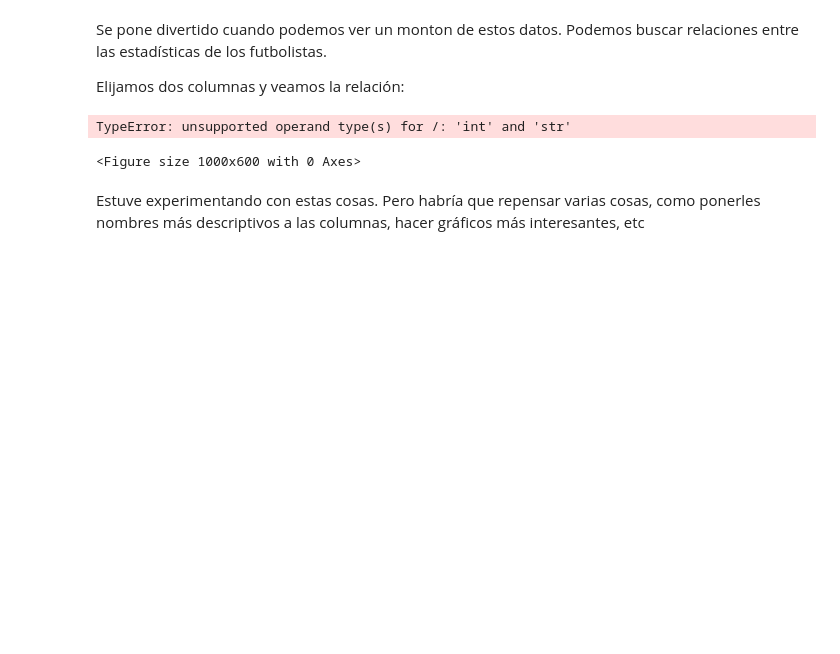
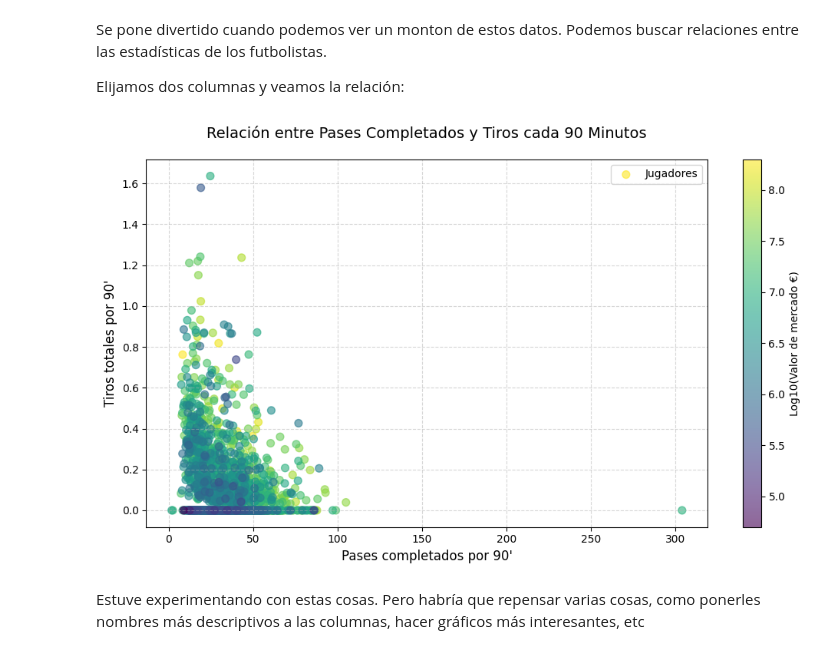
Before and after one commit to faustomartinez/taller-futbol-analytics, a Jupyter notebook: taller.ipynb, the cells around one changed output. Drawn from its saved outputs; the diff is of its cells as text; code cells hidden in the pictures; blank space fills up the shorter version.

Commit message:
Agrego columnas y gráficos. Faltan modelos de predicción, y hacer el proceso de mostrar gráficos más interactivo. También necesito ideas nuevas así que cualquier idea es bienvenida

```diff
--- a/taller.ipynb
+++ b/taller.ipynb
@@ -63,39 +63,40 @@ Elijamos dos columnas y veamos la relación:
 primera_columna = 'PasesCompletados' # Pases completados cada 90 minutos
 segunda_columna = 'Goles' # Tiros totales cada 90 minutos
 # %%
+df_grafico = df[df["Minutos"] > 90] # Para el gráfico nos quedamos con los futbolistas que hayan jugado al menos 90 minutos
+
 # Configuración de estilo
 plt.figure(figsize=(10, 6))  # Tamaño del gráfico
 
 # Normalizar las métricas por 90 minutos
-pases_90 = 90 * df[primera_columna] / df['Minutos'] # Cuantos pases hizo cada 90 minutos
-tiros_90 = 90 * df[segunda_columna] / df['Minutos'] # Cuantos tiros al arco hizo cada 90 minutos
+pases_90 = 90 * df_grafico[primera_columna] / df_grafico['Minutos'] # Cuantos pases hizo cada 90 minutos
+tiros_90 = 90 * df_grafico[segunda_columna] / df_grafico['Minutos'] # Cuantos tiros al arco hizo cada 90 minutos
 
 plt.scatter(
     x=pases_90,
     y=tiros_90,
-    c=np.log10(df['ValorMercado']),  # Escala logarítmica base 10
+    c=np.log10(df_grafico['ValorMercado']),  # Escala logarítmica base 10
     cmap='viridis',
     alpha=0.6,
     s=50
 )
 cbar = plt.colorbar()
 cbar.set_label('Log10(Valor de mercado €)', fontsize=10)
 
 # Títulos y etiquetas
 plt.title('Relación entre Pases Completados y Tiros cada 90 Minutos', fontsize=14, pad=20)
 plt.xlabel('Pases completados por 90\'', fontsize=12)
 plt.ylabel('Tiros totales por 90\'', fontsize=12)
 
 # Grid y leyenda
 plt.grid(True, linestyle='--', alpha=0.5)
 plt.legend(['Jugadores'], loc='upper right')
 
 # Mostrar gráfico
 plt.tight_layout()  # Evita cortes en etiquetas
 plt.show()
 # %% [output]
-TypeError: unsupported operand type(s) for /: 'int' and 'str'
-<Figure size 1000x600 with 0 Axes>
+[figure, added]
 # %% [markdown]
 Estuve experimentando con estas cosas. Pero habría que repensar varias cosas, como ponerles nombres más descriptivos a las columnas, hacer gráficos más interesantes, etc
 # %%
```
Also changed, not shown: parts of 8 cells of this notebook, 2 other files.
